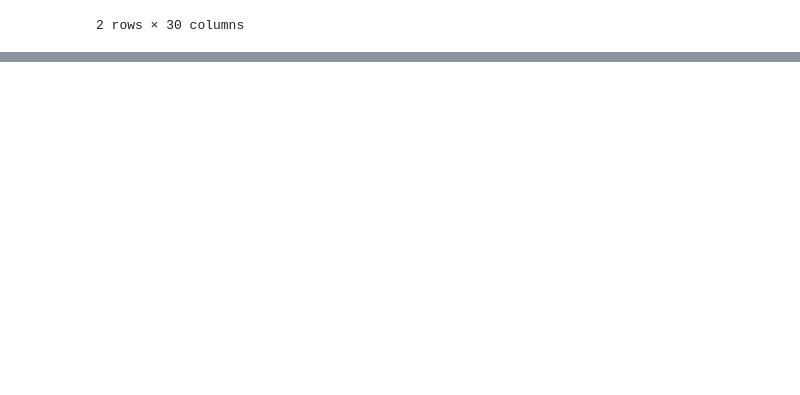
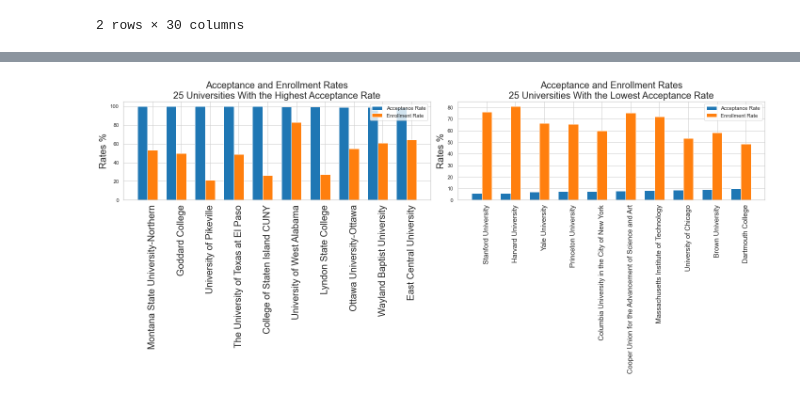
Before and after one commit to rohitgulve/IPEDS-Data-Analysis, a Jupyter notebook: IPED Data Analysis.ipynb, the cells around one changed output, grey strips where cells are left out. Saved outputs shown, nothing was run; the diff lists cells and outputs as text; code cells hidden in the pictures; blank space fills up the shorter version.

```diff
--- a/IPED Data Analysis.ipynb
+++ b/IPED Data Analysis.ipynb
@@ -568,0 +600,15 @@ plt.show()
+# %%
+# Filter out rows with null acceptance rates and select relevant columns
+high_accept = (
+    df_IPED_cleaned[df_IPED_cleaned['acceptance_rate'].notnull()]
+    [['name', 'acceptance_rate', 'enrollment_rate']]
+    .sort_values('acceptance_rate', ascending=False)  # Sort by acceptance rate in descending order
+    .head(20)  # Select top 10
+)
+
+low_accept = (
+    df_IPED_cleaned[df_IPED_cleaned['acceptance_rate'].notnull()]
+    [['name', 'acceptance_rate', 'enrollment_rate']]
+    .sort_values('acceptance_rate', ascending=True)  # Sort by acceptance rate in ascending order
+    .head(20)  # Select top 10
+)
@@ -568,0 +635,42 @@ plt.show()
+# %%
+
+# Set the figure size
+plt.figure(figsize=(20, 9))
+
+# First subplot: Top 25 universities with highest acceptance rates
+plt.subplot(1, 2, 1)
+ind = np.arange(len(high_accept))  # Number of universities
+width = 0.35  # Width of bars
+
+# Plot acceptance rate and enrollment rate bars with new colors
+plt.bar(ind, high_accept.acceptance_rate, width, label='Acceptance Rate', color='#1f77b4')  # Blue
+plt.bar(ind + width, high_accept.enrollment_rate, width, label='Enrollment Rate', color='#ff7f0e')  # Orange
+
+# Add title, labels, and legend
+plt.title('Acceptance and Enrollment Rates\n25 Universities With the Highest Acceptance Rate', fontsize=20)
+plt.ylabel('Rates %', fontsize=20)
+plt.xticks(ind + width, high_accept.name.values, rotation=90, fontsize=20)
+plt.legend(loc='best')
+
+# Second subplot: Top 25 universities with lowest acceptance rates
+plt.subplot(1, 2, 2)
+ind = np.arange(len(low_accept))  # Number of universities
+width = 0.35  # Width of bars
+
+# Plot acceptance rate and enrollment rate bars with new colors
+plt.bar(ind, low_accept.acceptance_rate, width, label='Acceptance Rate', color='#1f77b4')  # Blue
+plt.bar(ind + width, low_accept.enrollment_rate, width, label='Enrollment Rate', color='#ff7f0e')  # Orange
+
+# Add title, labels, and legend
+plt.title('Acceptance and Enrollment Rates\n25 Universities With the Lowest Acceptance Rate', fontsize=20)
+plt.ylabel('Rates %', fontsize=20)
+plt.xticks(ind + width, low_accept.name.values, rotation=90, fontsize=15)
+plt.legend(loc='best')
+
+# Adjust layout to prevent overlap
+plt.tight_layout()
+
+# Show the plot
+plt.show()
+# %% [output]
+[figure, added]
```
Also changed, not shown: parts of 25 cells of this notebook, 1 other file.
